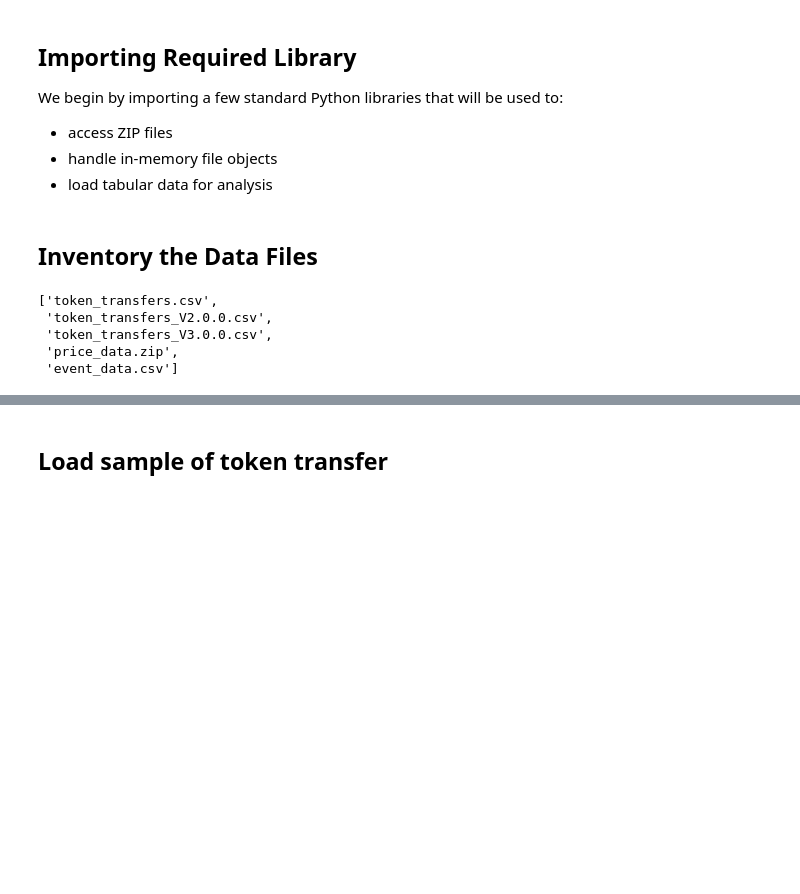
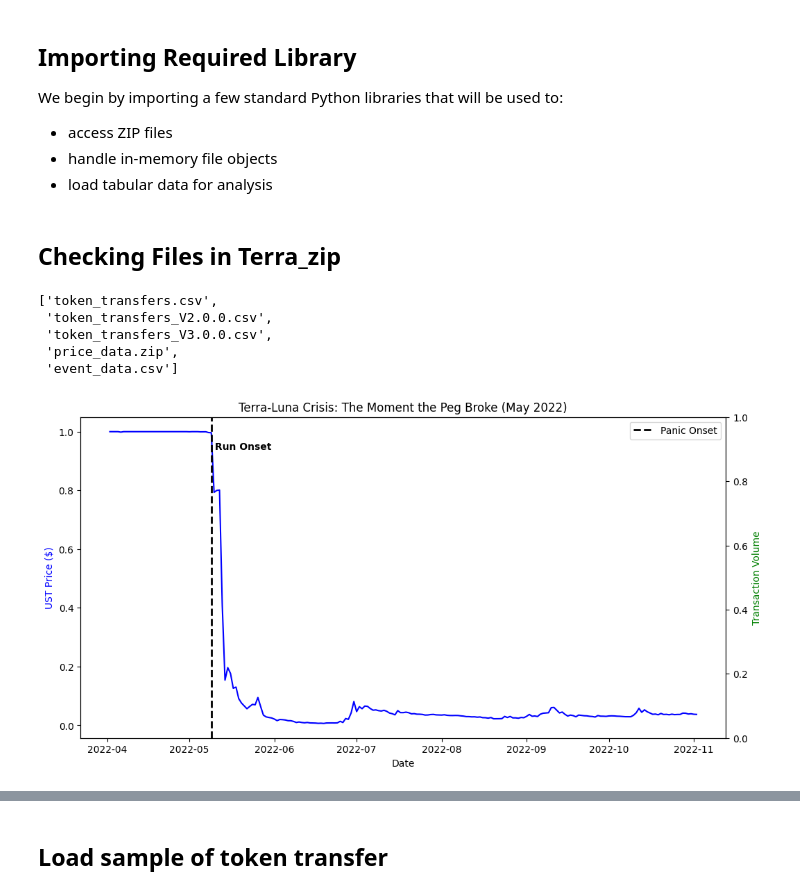
Before and after one commit to dextertan89/Dab-a-thon, a Jupyter notebook: notebooks/01_explore_terra.ipynb, the cells around one changed output, grey strips where cells are left out. Saved outputs shown, nothing was run; the diff lists cells and outputs as text; code cells hidden in the pictures; blank space fills up the shorter version.

```diff
--- a/notebooks/01_explore_terra.ipynb
+++ b/notebooks/01_explore_terra.ipynb
@@ -12,7 +12,7 @@ import matplotlib.pyplot as plt
 
 TERRA_ZIP = "../ERC20-stablecoins.zip"
 # %% [markdown]
-## Inventory the Data Files
+## Checking Files in Terra_zip
 # %%
 with zipfile.ZipFile(TERRA_ZIP, "r") as z:
     terra_files = z.namelist()
@@ -26,0 +38,16 @@ terra_files
+# %%
+fig, ax1 = plt.subplots(figsize=(12, 6))
+
+ax1.set_xlabel('Date')
+ax1.set_ylabel('UST Price ($)', color='blue')
+ax1.plot(ust_price['date'], ust_price['close'], color='blue', label='Price')
+ax2 = ax1.twinx()
+ax2.set_ylabel('Transaction Volume', color='green')
+panic_onset = pd.to_datetime('2022-05-09')
+plt.axvline(x=panic_onset, color='black', linestyle='--', linewidth=2, label='Panic Onset')
+plt.text(panic_onset, plt.ylim()[1]*0.9, ' Run Onset', color='black', fontweight='bold')
+plt.legend()
+plt.title('Terra-Luna Crisis: The Moment the Peg Broke (May 2022)')
+plt.show()
+# %% [output]
+[figure, added]
```
Also changed, not shown: parts of 23 cells of this notebook.
